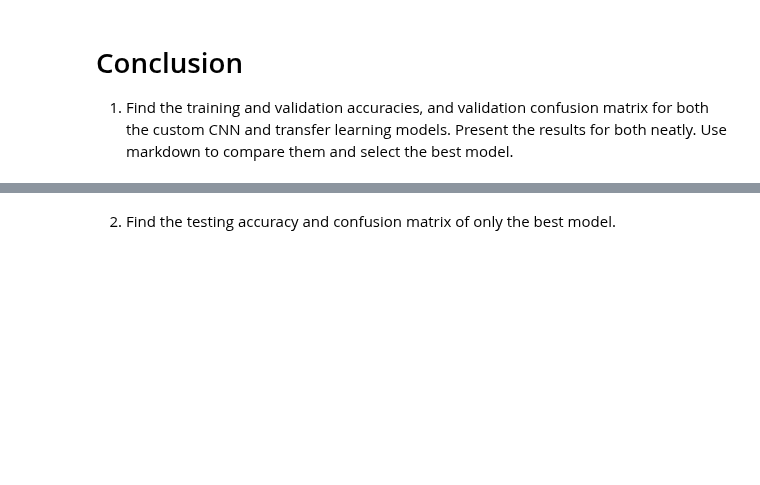
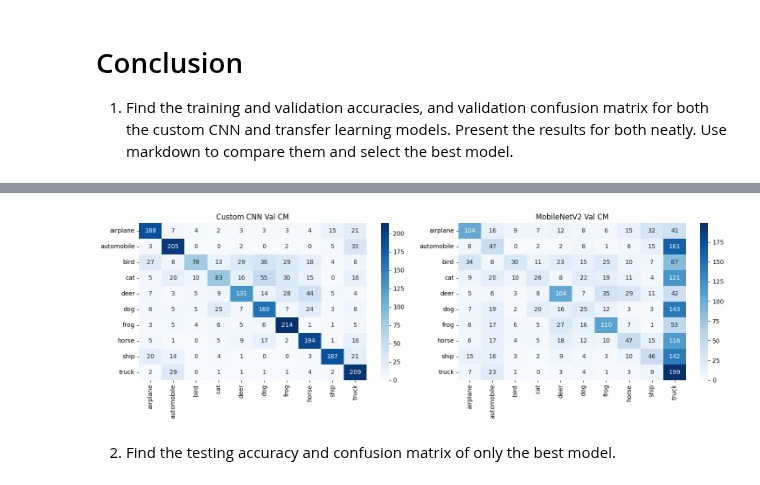
Before and after one commit to Hunteracademic/Neural_network_group_7, a Jupyter notebook: Group_7_assignment_3_Kashish_Parker_Hunter.ipynb, the cells around one changed output, grey strips where cells are left out. Saved outputs shown, nothing was run; the diff lists cells and outputs as text; code cells hidden in the pictures; blank space fills up the shorter version.

```diff
--- a/Group_7_assignment_3_Kashish_Parker_Hunter.ipynb
+++ b/Group_7_assignment_3_Kashish_Parker_Hunter.ipynb
@@ -228,10 +234,11 @@ train_datagen_mob = ImageDataGenerator(
     zoom_range=0.1
 )
 
+# New generators for the uploaded model
 val_datagen_mob = ImageDataGenerator(preprocessing_function=preprocess_input)
 test_datagen_mob = ImageDataGenerator(preprocessing_function=preprocess_input)
 
-train_generator_mob = train_datagen_mob.flow(x_train, y_train, batch_size=32, shuffle=True)
-val_generator_mob = val_datagen_mob.flow(x_val, y_val, batch_size=32, shuffle=False)
-test_generator_mob = test_datagen_mob.flow(x_test_new, y_test_new, batch_size=32, shuffle=False)
+train_generator_mob = train_datagen_mob.flow(x_train, y_train, batch_size=batch_size, shuffle=True)
+val_generator_mob = val_datagen_mob.flow(x_val, y_val, batch_size=batch_size, shuffle=False)
+test_generator_mob = test_datagen_mob.flow(x_test_new, y_test_new, batch_size=batch_size, shuffle=False)
 # %%
@@ -248,12 +255,8 @@ WARNING:tensorflow:`input_shape` is undefined or non-square, or `rows` is not in
 # Enhanced top layers with BatchNorm and additional Dense for better performance
 model_mob = tf.keras.Sequential([
     base_model,
-    layers.GlobalAveragePooling2D(),
-    layers.BatchNormalization(),
-    layers.Dropout(0.3),
+    layers.Flatten(),
     layers.Dense(128, activation='relu'),
-    layers.BatchNormalization(),
-    layers.Dropout(0.5),
     layers.Dense(10, activation='softmax')
 ])
 
@@ -302,8 +306,8 @@ Frozen first 123 layers out of 154 in base model.
 7. Train the model using the train and validation data generators; record the training accuracy. Experiment with different architectures, different numbers of frozen layers, and other hyperparameters to improve upon the results.
 # %%
 # Train the enhanced model_mob (with 80% frozen layers, improved top) using the mobile generators
-steps_per_epoch = len(x_train) // 32  # 50000 // 32 = 1562
-val_steps = len(x_val) // 32          # ~2500 // 32 ≈ 78
+steps_per_epoch = len(x_train) // batch_size  # 50000 // 32 = 1562
+val_steps = len(x_val) // batch_size          # ~2500 // 32 ≈ 78
 
 print("Training enhanced model_mob...")
 history_enhanced = model_mob.fit(
@@ -343,51 +347,54 @@ Final validation accuracy: 0.0990
 1. Find the training and validation accuracies, and validation confusion matrix for both the custom CNN and transfer learning models. Present the results for both neatly. Use markdown to compare them and select the best model.
 # %%
 from sklearn.metrics import confusion_matrix
+
 
 # CIFAR-10 class names
 class_names = ['airplane', 'automobile', 'bird', 'cat', 'deer',
                'dog', 'frog', 'horse', 'ship', 'truck']
 
-# Fix: Compute true labels from generator to match prediction length exactly
-def get_generator_labels(generator, steps):
-    generator.reset()
-    y_true = []
-    for _ in range(steps):
-        _, batch_y = next(generator)
-        y_true.extend(batch_y.flatten())
-    return np.array(y_true)
-
 # For Custom CNN
-val_steps_custom = len(x_val) // 32  # 78 steps, 78*32=2496 samples
-y_val_true_custom = get_generator_labels(val_generator, val_steps_custom)
+print("Custom CNN Results:")
+custom_train_acc = history.history['accuracy'][-1]
+custom_val_acc = history.history['val_accuracy'][-1]
+print(f"Training Accuracy: {custom_train_acc:.4f}")
+print(f"Validation Accuracy: {custom_val_acc:.4f}")
 
 val_generator.reset()
-y_val_pred_custom = model.predict(val_generator, steps=val_steps_custom, verbose=0)
+y_val_pred_custom = model.predict(val_generator, steps=val_steps, verbose=0)
 y_val_pred_classes_custom = np.argmax(y_val_pred_custom, axis=1)
 
-cm_custom = confusion_matrix(y_val_true_custom, y_val_pred_classes_custom)
-cm_custom_norm = cm_custom.astype('float') / cm_custom.sum(axis=1)[:, np.newaxis]
+# UNNORMALIZED confusion matrix (raw counts)
+cm_custom = confusion_matrix(y_val[:len(y_val_pred_classes_custom)], y_val_pred_classes_custom)
+print("\nCustom CNN Validation Confusion Matrix:")
+print(cm_custom)
+print("Row sums (true class counts):", cm_custom.sum(axis=1))
 
-print("Custom CNN:")
-print(f"Training Accuracy: {history.history['accuracy'][-1]:.4f}")
-print(f"Validation Accuracy: {history.history['val_accuracy'][-1]:.4f}")
-print("Val Confusion Matrix (normalized):")
-print(cm_custom_norm.round(3))
-
-# For MobileNetV2
-val_steps_mob = len(x_val) // 32
-y_val_true_mob = get_generator_labels(val_generator_mob, val_steps_mob)
+# For Transfer Learning MobileNetV2
+print("\nTransfer Learning Results:")
+mob_train_acc = history_enhanced.history['accuracy'][-1]
+mob_val_acc = history_enhanced.history['val_accuracy'][-1]
+print(f"Training Accuracy: {mob_train_acc:.4f}")
+print(f"Validation Accuracy: {mob_val_acc:.4f}")
 
 val_generator_mob.reset()
-y_val_pred_mob = model_mob.predict(val_generator_mob, steps=val_steps_mob, verbose=0)
+y_val_pred_mob = model_mob.predict(val_generator_mob, steps=val_steps, verbose=0)
 y_val_pred_classes_mob = np.argmax(y_val_pred_mob, axis=1)
 
-cm_mob = confusion_matrix(y_val_true_mob, y_val_pred_classes_mob)
-cm_mob_norm = cm_mob.astype('float') / cm_mob.sum(axis=1)[:, np.newaxis]
+# UNNORMALIZED confusion matrix
+cm_mob = confusion_matrix(y_val[:len(y_val_pred_classes_mob)], y_val_pred_classes_mob)
+print("\nMobileNetV2 Validation Confusion Matrix:")
+print(cm_mob)
+print("Row sums (true class counts):", cm_mob.sum(axis=1))
 
-print("\nMobileNetV2:")
-print(f"Training Accuracy: {history_enhanced.history['accuracy'][-1]:.4f}")
-print(f"Validation Accuracy: {history_enhanced.history['val_accuracy'][-1]:.4f}")
-print("Val Confusion Matrix (normalized):")
-print(cm_mob_norm.round(3))
+# Plot UNNORMALIZED heatmaps
+fig, axes = plt.subplots(1, 2, figsize=(15, 5))
+sns.heatmap(cm_custom, annot=True, fmt='d', ax=axes[0], cmap='Blues',
+            xticklabels=class_names, yticklabels=class_names)
+axes[0].set_title('Custom CNN Val CM')
+sns.heatmap(cm_mob, annot=True, fmt='d', ax=axes[1], cmap='Blues',
+            xticklabels=class_names, yticklabels=class_names)
+axes[1].set_title('MobileNetV2 Val CM')
+plt.tight_layout()
+plt.show()
 # %% [output]
@@ -411,3 +418,4 @@ Val Confusion Matrix (normalized):
+[figure, added]
 # %% [markdown]
 2. Find the testing accuracy and confusion matrix of only the best model.
 # %% [markdown]
```
Also changed, not shown: parts of 12 cells of this notebook.
